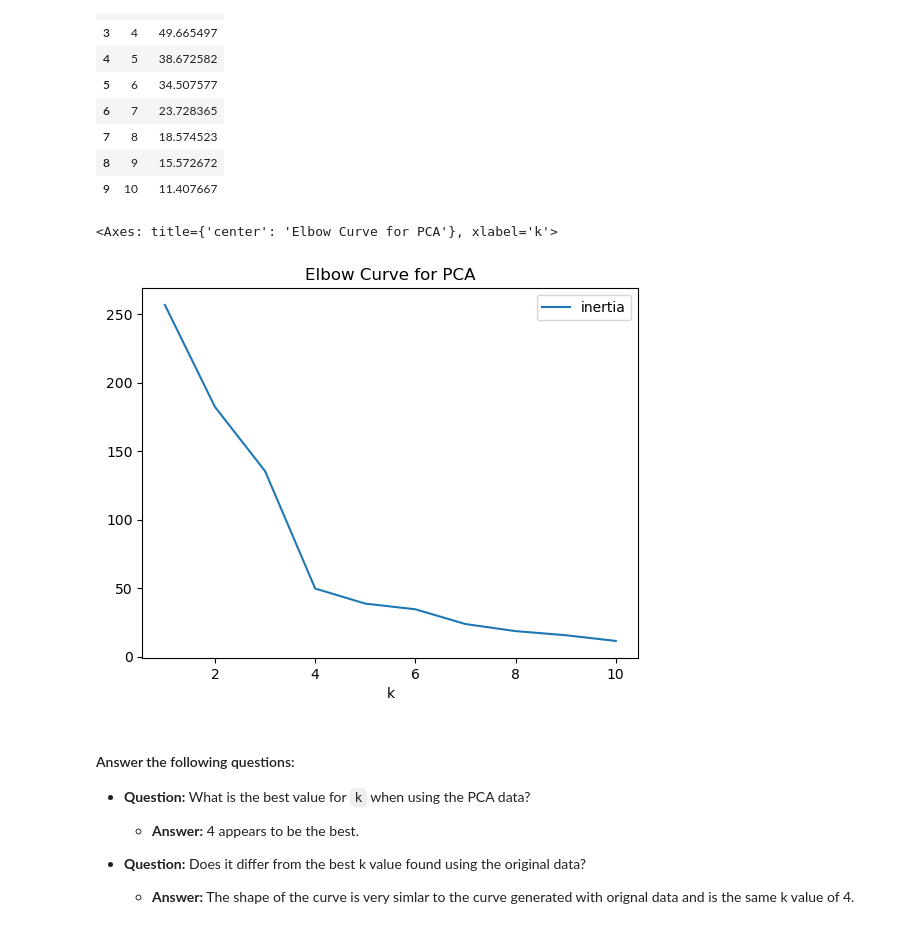
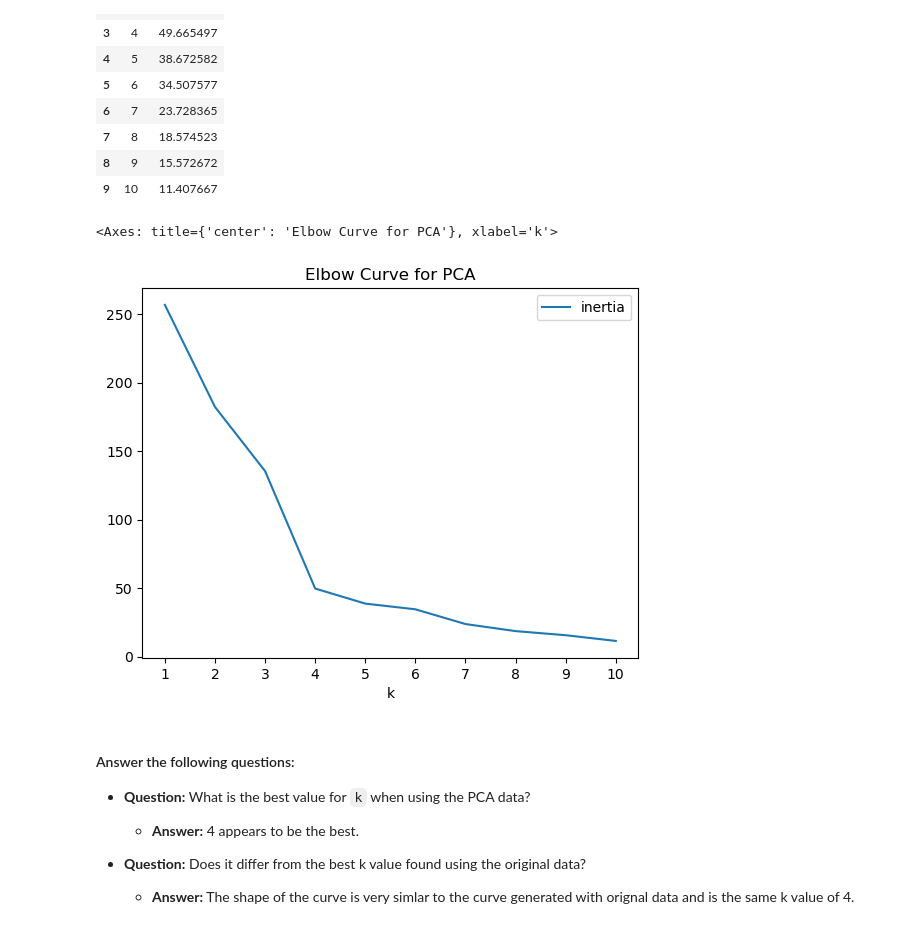
Before and after one commit to mikeyms1/CryptoClustering, a Jupyter notebook: Crypto_Clustering.ipynb, the cells around one changed output. Drawn from its saved outputs; the diff is of its cells as text; code cells hidden in the pictures.

```diff
--- a/Crypto_Clustering.ipynb
+++ b/Crypto_Clustering.ipynb
@@ -264,14 +263,14 @@ elbow_data_pca_df
 # %%
 # Plot a line chart with all the inertia values computed with
 # the different values of k to visually identify the optimal value for k.
 elbow_data_pca_df.plot.line(
     x='k',
     y='inertia',
-    title='Elbow Curve for PCA'
-)
+    title='Elbow Curve for PCA',
+    xticks=k)
 # %% [output]
 <Axes: title={'center': 'Elbow Curve for PCA'}, xlabel='k'>
-[figure, old version]
+[figure, new version]
 # %% [markdown]
 #### Answer the following questions:
 * **Question:** What is the best value for `k` when using the PCA data?
```
Also changed, not shown: parts of 2 cells of this notebook, 1 other file.
